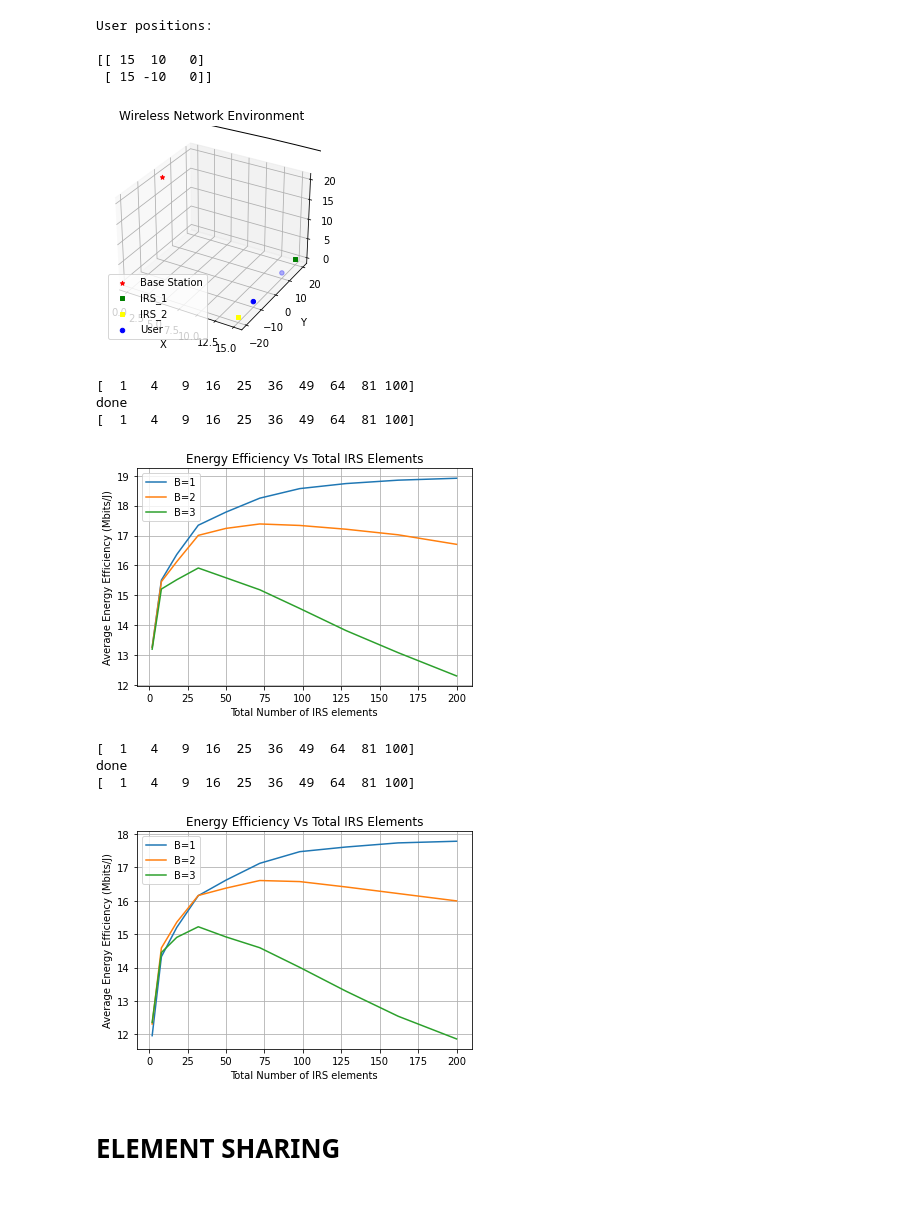
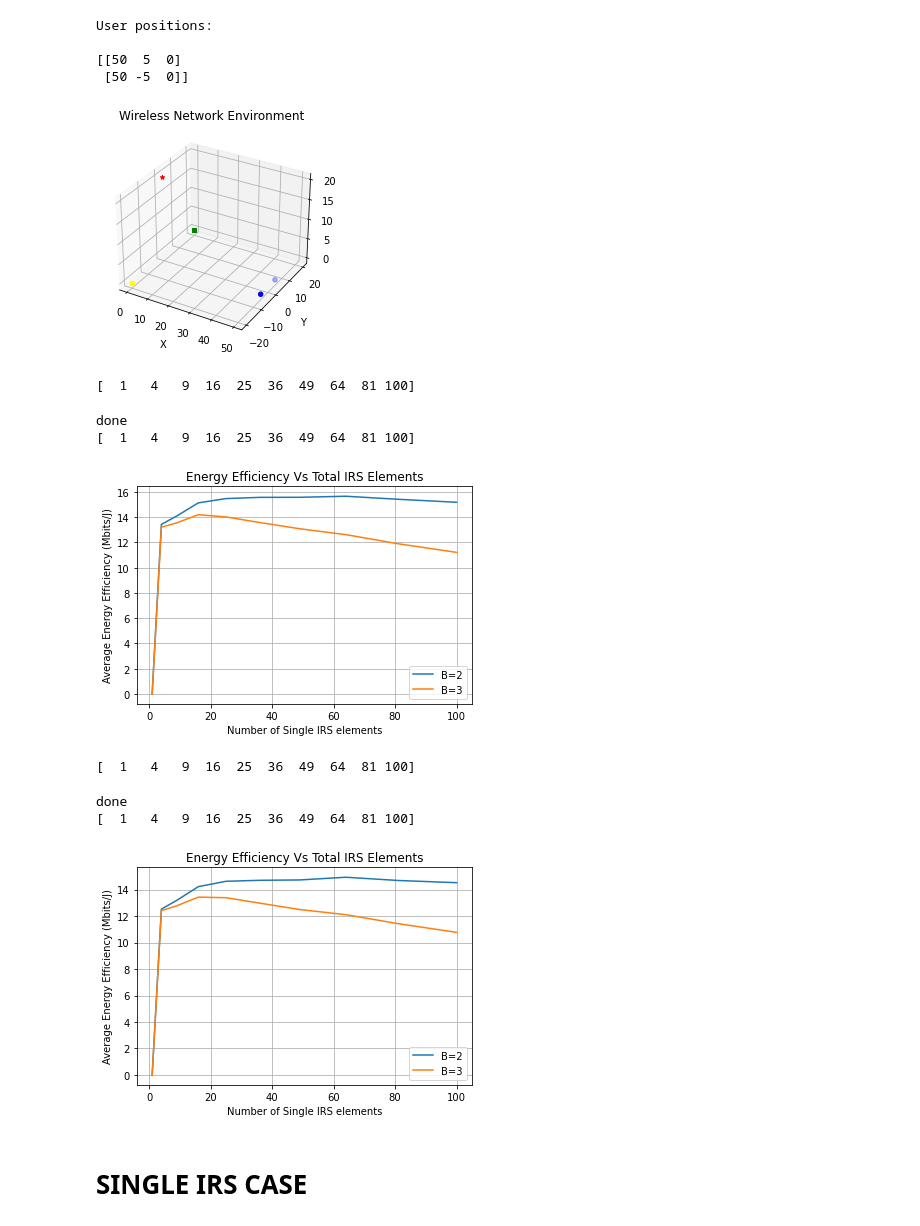
Before and after one commit to TariqUmar/SISO_Network_Implementation, a Jupyter notebook: double_irs_elements_ee_relations.ipynb, the cells around one changed output. Drawn from its saved outputs; the diff is of its cells as text; code cells hidden in the pictures.

Commit message:
element sharing in all cases

```diff
--- a/double_irs_elements_ee_relations.ipynb
+++ b/double_irs_elements_ee_relations.ipynb
@@ -34,8 +34,8 @@ ZETA = 3.8
 m = 1
 omega = np.sqrt(0.5)
 
-IRS_POSITION_1 = (15, 20, 10)
-IRS_POSITION_2 = (15, -20, 10)
+IRS_POSITION_1 = (0, 20, 10)
+IRS_POSITION_2 = (0, -20, 10)
 
 # Power consumption params
 wn = 0.5
@@ -47,10 +47,10 @@ Pu = 10 # 10 in dBm
 # Pu = 10 # in dBm
 
 # Generate user positions
-USER_POSITION = (15,10,0)
+USER_POSITION = (50,5,0)
 user_positions = generate_station_positions_3D(USER_POSITION)
 # Additional positions
-additional_positions = [(15, -10, 0)]
+additional_positions = [(50, -5, 0)]
 # Combine all positions
 all_positions = [USER_POSITION] + additional_positions
 user_positions = np.array(all_positions)
@@ -122,20 +122,20 @@ ax.set_xlabel('X')
 ax.set_ylabel('Y')
 ax.set_zlabel('Z')
 ax.set_title('Wireless Network Environment')
-ax.legend()
+# ax.legend()
 ax.grid(True)
 
-# Draw the circle in the x-y plane
-circle = plt.Circle((xt, yt), (GRID_RADIUS), edgecolor='black', facecolor='none')
-ax.add_patch(circle)
-art3d.pathpatch_2d_to_3d(circle, z=0, zdir='z')  # Add the circle to the x-y plane at z=zt
-plt.show()
+# # Draw the circle in the x-y plane
+# circle = plt.Circle((xt, yt), (GRID_RADIUS), edgecolor='black', facecolor='none')
+# ax.add_patch(circle)
+# art3d.pathpatch_2d_to_3d(circle, z=0, zdir='z')  # Add the circle to the x-y plane at z=zt
+# plt.show()
 # %% [output]
 User positions:
 
-[[ 15  10   0]
- [ 15 -10   0]]
+[[50  5  0]
+ [50 -5  0]]
-[figure, old version]
+[figure, new version]
 # %%
 h_dk_3d = []
 h_rk_3d = []
@@ -212,7 +212,7 @@ for i in range(NUM_SIMULATIONS):
     G2 = np.array(fading6)
     G_2_3d.append(G2)
 # %%
-qB = np.arange(1,4,1)
+qB = np.arange(2,4,1)
 Ns_max_sqrt = int(np.sqrt(Ns_max))
 N_values = np.array([i**2 for i in range(1, Ns_max_sqrt + 1)])
 print(N_values)
@@ -287,8 +287,8 @@ for B in qB:
             h_rk_transpose_2 = np.transpose(np.conj(h_rk_2))  # Shape: (K, Ns)
             G_2 = G_ns_2_values[s]  # Shape: (Ns, 1)
 
-            results_array_1 = results_array_discrete(K, Ns, Nt, h_dk, h_rk, h_rk_transpose, G, B)
-            results_array_2 = results_array_discrete(K, Ns, Nt, h_dk, h_rk_2 ,h_rk_transpose_2, G_2, B)
+            results_array_1 = results_array_sharing_ideal(K, Ns, Nt, h_rk, h_rk_transpose, G, B)
+            results_array_2 = results_array_sharing_ideal(K, Ns, Nt, h_rk_2 ,h_rk_transpose_2, G_2, B)
 
             # print(results_array_1)
             # print()
@@ -356,15 +356,15 @@ print('done')
 print(N_values)
 # %% [output]
 [  1   4   9  16  25  36  49  64  81 100]
-done
-[  1   4   9  16  25  36  49  64  81 100]
+done
+[  1   4   9  16  25  36  49  64  81 100]
 # %%
 # Plot the graph for each value of N
 for B, average_energy_efficiency_1 in results_dict_2.items():
-    plt.plot(N_values*2, average_energy_efficiency_1, label=f'B={B}')
+    plt.plot(N_values, average_energy_efficiency_1, label=f'B={B}')
 
 plt.ylabel('Average Energy Efficiency (Mbits/J)')
-plt.xlabel('Total Number of IRS elements')
+plt.xlabel('Number of Single IRS elements')
 plt.title('Energy Efficiency Vs Total IRS Elements')
 plt.legend()
 plt.grid(True)
@@ -386,12 +386,12 @@ plt.show()
 # plt.grid(True)
 # plt.show()
 # %% [output]
-[figure, old version]
+[figure, new version]
 # %%
 beta_min = 0.2
 k = 1.6
 phi = 0.43 * np.pi
-qB = np.arange(1,4,1)
+qB = np.arange(2,4,1)
 Ns_max_sqrt = int(np.sqrt(Ns_max))
 N_values = np.array([i**2 for i in range(1, Ns_max_sqrt + 1)])
 print(N_values)
@@ -466,8 +466,8 @@ for B in qB:
             h_rk_transpose_2 = np.transpose(np.conj(h_rk_2))  # Shape: (K, Ns)
             G_2 = G_ns_2_values[s]  # Shape: (Ns, 1)
 
-            results_array_1 = results_array_practical_discrete(K, Ns, Nt, h_dk, h_rk, h_rk_transpose, G, B, beta_min, k, phi)
-            results_array_2 = results_array_practical_discrete(K, Ns, Nt, h_dk, h_rk_2 ,h_rk_transpose_2, G_2, B, beta_min, k, phi)
+            results_array_1 = results_array_sharing_practical(K, Ns, Nt, h_rk, h_rk_transpose, G, B, beta_min, phi, k)
+            results_array_2 = results_array_sharing_practical(K, Ns, Nt, h_rk_2, h_rk_transpose_2, G_2, B, beta_min, phi, k)
 
             # print(results_array_1)
             # print()
@@ -535,32 +535,32 @@ print('done')
 print(N_values)
 # %% [output]
 [  1   4   9  16  25  36  49  64  81 100]
-done
-[  1   4   9  16  25  36  49  64  81 100]
+done
+[  1   4   9  16  25  36  49  64  81 100]
 # %%
 # Plot the graph for each value of N
 for B, average_energy_efficiency_1 in results_dict_2.items():
-    plt.plot(N_values*2, average_energy_efficiency_1, label=f'B={B}')
+    plt.plot(N_values, average_energy_efficiency_1, label=f'B={B}')
 
 plt.ylabel('Average Energy Efficiency (Mbits/J)')
-plt.xlabel('Total Number of IRS elements')
+plt.xlabel('Number of Single IRS elements')
 plt.title('Energy Efficiency Vs Total IRS Elements')
 plt.legend()
 plt.grid(True)
 plt.show()
 
 # # Plot the graph for each value of N
 # for B, sum_rates_1 in results_dict_1.items():
 #     plt.plot(N_values, sum_rates_1, label=f'B={B}')
 
 # plt.ylabel('Sum rate')
 # plt.xlabel('Number of IRS elements')
 # plt.title('Sum Rates Vs IRS Elements')
 # plt.legend()
 # plt.grid(True)
 # plt.show()
 # %% [output]
-[figure, old version]
+[figure, new version]
 # %% [markdown]
-# ELEMENT SHARING
+# SINGLE IRS CASE
 # %%
```
Also changed, not shown: parts of 6 cells of this notebook.
